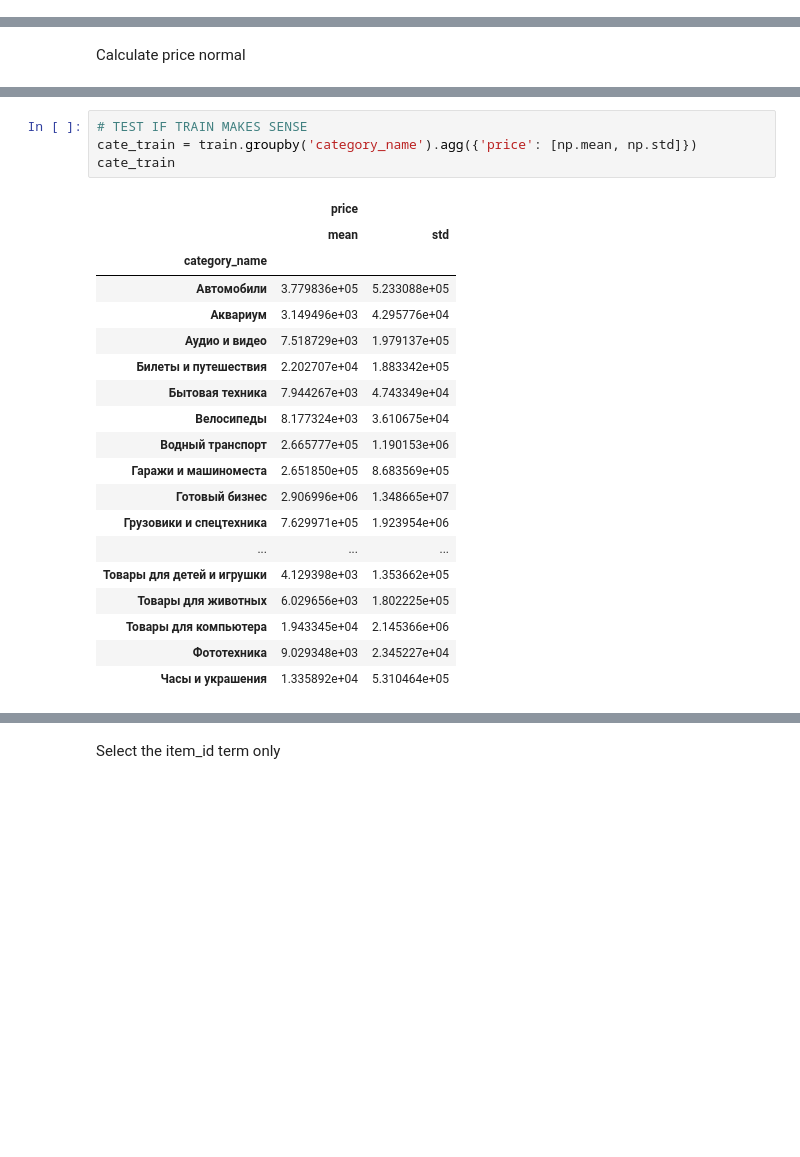
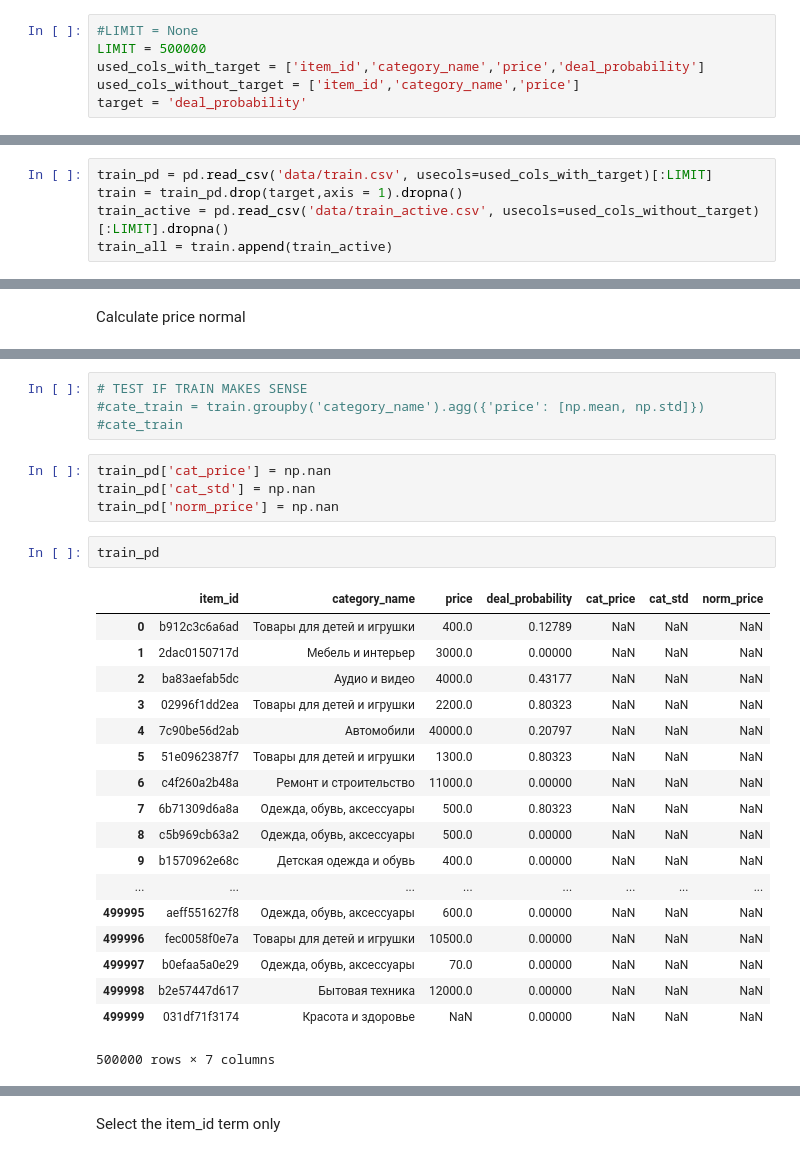
Before and after one commit to albalu/gdso-avito, a Jupyter notebook: load_files.ipynb, the cells around one changed output, grey strips where cells are left out. Cells and saved outputs as stored; diff of their text form; blank space fills up the shorter version.

Commit message:
preprocessing and calculating normalized price

```diff
--- a/load_files.ipynb
+++ b/load_files.ipynb
@@ -8,3 +6,9 @@ used_cols = ['item_id','category_name','price']
+# %%
+#LIMIT = None
+LIMIT = 500000
+used_cols_with_target = ['item_id','category_name','price','deal_probability']
+used_cols_without_target = ['item_id','category_name','price']
+target = 'deal_probability'
 # %% [markdown]
 Create a databas called avito.db and add train.csv into the database
 # %%
@@ -53,0 +24,5 @@ cate_train_active
+# %%
+train_pd = pd.read_csv('data/train.csv', usecols=used_cols_with_target)[:LIMIT]
+train = train_pd.drop(target,axis = 1).dropna()
+train_active = pd.read_csv('data/train_active.csv', usecols=used_cols_without_target)[:LIMIT].dropna()
+train_all = train.append(train_active)
@@ -101,24 +88,29 @@ cate_train_active.head()
 # %%
 # TEST IF TRAIN MAKES SENSE
-cate_train = train.groupby('category_name').agg({'price': [np.mean, np.std]})
-cate_train
+#cate_train = train.groupby('category_name').agg({'price': [np.mean, np.std]})
+#cate_train
-# %% [output]
-|  | price |  |
-|  | mean | std |
-| category_name |  |  |
-| Автомобили | 3.779836e+05 | 5.233088e+05 |
-| Аквариум | 3.149496e+03 | 4.295776e+04 |
-| Аудио и видео | 7.518729e+03 | 1.979137e+05 |
-| Билеты и путешествия | 2.202707e+04 | 1.883342e+05 |
-| Бытовая техника | 7.944267e+03 | 4.743349e+04 |
-| Велосипеды | 8.177324e+03 | 3.610675e+04 |
-| Водный транспорт | 2.665777e+05 | 1.190153e+06 |
-| Гаражи и машиноместа | 2.651850e+05 | 8.683569e+05 |
-| Готовый бизнес | 2.906996e+06 | 1.348665e+07 |
-| Грузовики и спецтехника | 7.629971e+05 | 1.923954e+06 |
-| ... | ... | ... |
-| Товары для детей и игрушки | 4.129398e+03 | 1.353662e+05 |
-| Товары для животных | 6.029656e+03 | 1.802225e+05 |
-| Товары для компьютера | 1.943345e+04 | 2.145366e+06 |
-| Фототехника | 9.029348e+03 | 2.345227e+04 |
-| Часы и украшения | 1.335892e+04 | 5.310464e+05 |
+# %%
+train_pd['cat_price'] = np.nan
+train_pd['cat_std'] = np.nan
+train_pd['norm_price'] = np.nan
+# %%
+train_pd
+# %% [output]
+|  | item_id | category_name | price | deal_probability | cat_price | cat_std | norm_price |
+| 0 | b912c3c6a6ad | Товары для детей и игрушки | 400.0 | 0.12789 | NaN | NaN | NaN |
+| 1 | 2dac0150717d | Мебель и интерьер | 3000.0 | 0.00000 | NaN | NaN | NaN |
+| 2 | ba83aefab5dc | Аудио и видео | 4000.0 | 0.43177 | NaN | NaN | NaN |
+| 3 | 02996f1dd2ea | Товары для детей и игрушки | 2200.0 | 0.80323 | NaN | NaN | NaN |
+| 4 | 7c90be56d2ab | Автомобили | 40000.0 | 0.20797 | NaN | NaN | NaN |
+| 5 | 51e0962387f7 | Товары для детей и игрушки | 1300.0 | 0.80323 | NaN | NaN | NaN |
+| 6 | c4f260a2b48a | Ремонт и строительство | 11000.0 | 0.00000 | NaN | NaN | NaN |
+| 7 | 6b71309d6a8a | Одежда, обувь, аксессуары | 500.0 | 0.80323 | NaN | NaN | NaN |
+| 8 | c5b969cb63a2 | Одежда, обувь, аксессуары | 500.0 | 0.00000 | NaN | NaN | NaN |
+| 9 | b1570962e68c | Детская одежда и обувь | 400.0 | 0.00000 | NaN | NaN | NaN |
+| ... | ... | ... | ... | ... | ... | ... | ... |
+| 499995 | aeff551627f8 | Одежда, обувь, аксессуары | 600.0 | 0.00000 | NaN | NaN | NaN |
+| 499996 | fec0058f0e7a | Товары для детей и игрушки | 10500.0 | 0.00000 | NaN | NaN | NaN |
+| 499997 | b0efaa5a0e29 | Одежда, обувь, аксессуары | 70.0 | 0.00000 | NaN | NaN | NaN |
+| 499998 | b2e57447d617 | Бытовая техника | 12000.0 | 0.00000 | NaN | NaN | NaN |
+| 499999 | 031df71f3174 | Красота и здоровье | NaN | 0.00000 | NaN | NaN | NaN |
+500000 rows × 7 columns
```
Also changed, not shown: parts of 23 cells of this notebook.
